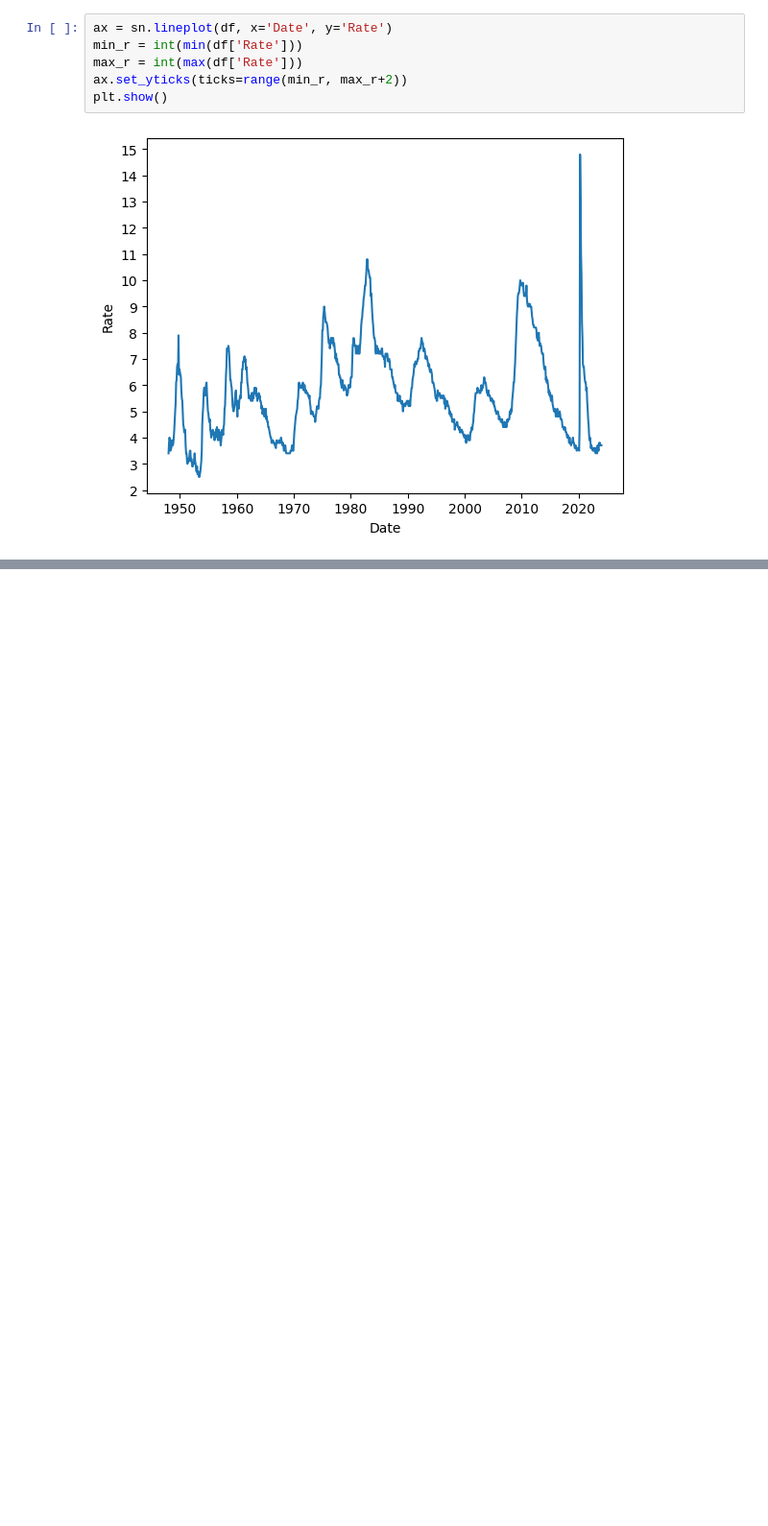
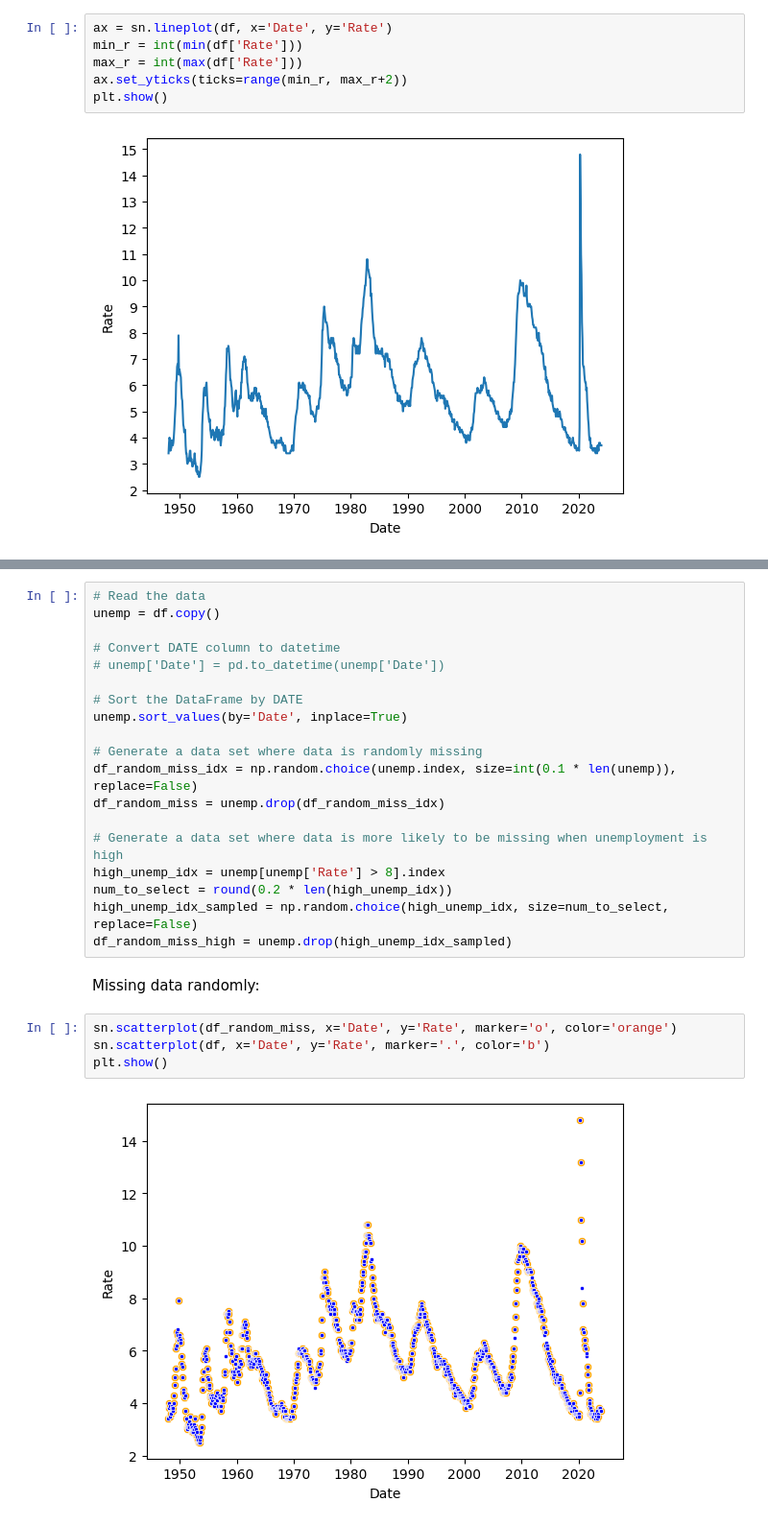
Before and after one commit to santosmv/Learning-machine-learning, a Jupyter notebook: Time-Series/data_cleaning.ipynb, the cells around one changed output, grey strips where cells are left out. Shown at 96% size. Saved outputs shown, nothing was run; the diff lists cells and outputs as text; blank space fills up the shorter version.

Commit message:
Data cleaning in TS

```diff
--- a/Time-Series/data_cleaning.ipynb
+++ b/Time-Series/data_cleaning.ipynb
@@ -79,0 +73,27 @@ df
+# %%
+# Read the data
+unemp = df.copy()
+
+# Convert DATE column to datetime
+# unemp['Date'] = pd.to_datetime(unemp['Date'])
+
+# Sort the DataFrame by DATE
+unemp.sort_values(by='Date', inplace=True)
+
+# Generate a data set where data is randomly missing
+df_random_miss_idx = np.random.choice(unemp.index, size=int(0.1 * len(unemp)), replace=False)
+df_random_miss = unemp.drop(df_random_miss_idx)
+
+# Generate a data set where data is more likely to be missing when unemployment is high
+high_unemp_idx = unemp[unemp['Rate'] > 8].index
+num_to_select = round(0.2 * len(high_unemp_idx))
+high_unemp_idx_sampled = np.random.choice(high_unemp_idx, size=num_to_select, replace=False)
+df_random_miss_high = unemp.drop(high_unemp_idx_sampled)
+# %% [markdown]
+Missing data randomly:
+# %%
+sn.scatterplot(df_random_miss, x='Date', y='Rate', marker='o', color='orange')
+sn.scatterplot(df, x='Date', y='Rate', marker='.', color='b')
+plt.show()
+# %% [output]
+[figure, added]
```
Also changed, not shown: parts of 20 cells of this notebook, 1 other file.
